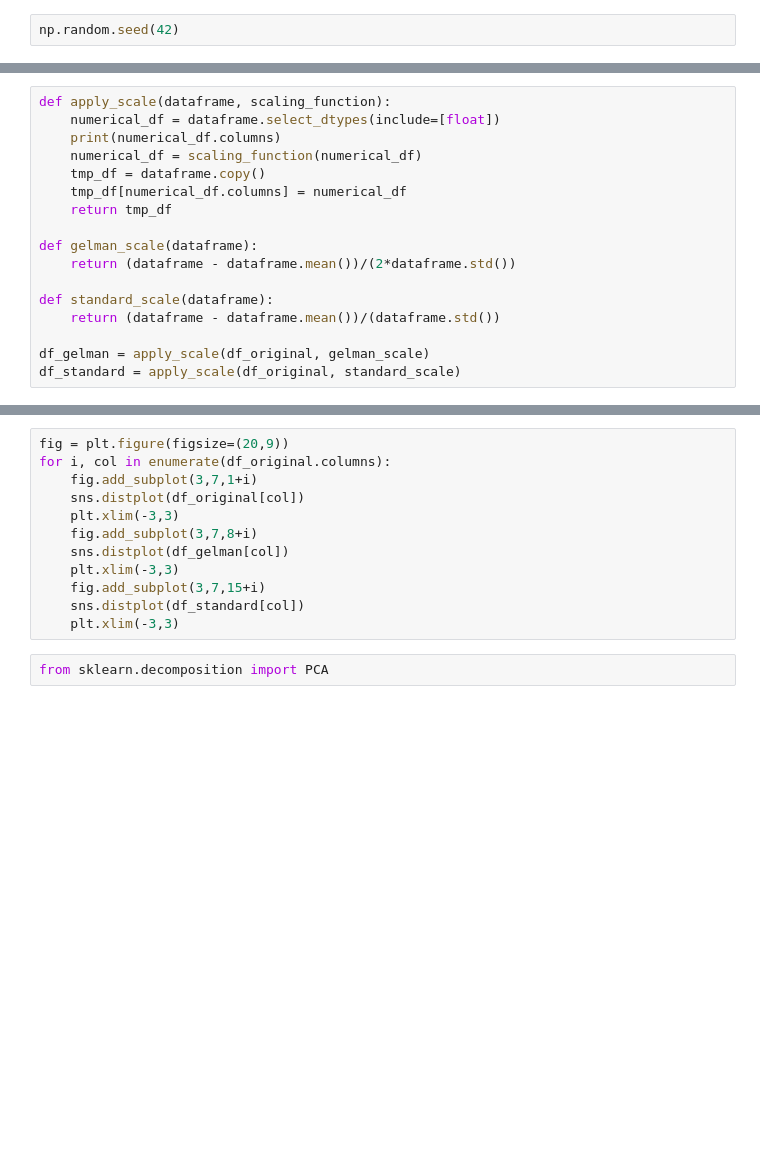
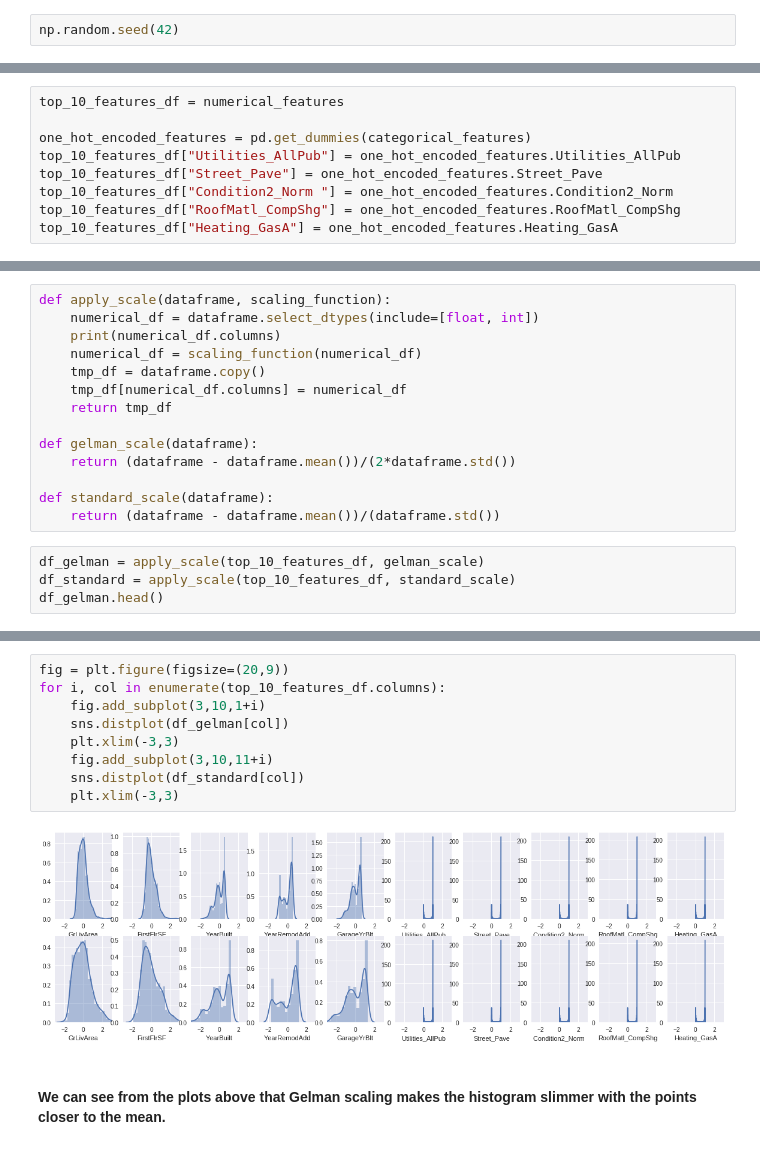
Before and after one commit to SangeethaThai/CSX_450_2_Final_Exam, a Jupyter notebook: ipynb/07-Cluster_Model.ipynb, the cells around one changed output, grey strips where cells are left out. Cells and saved outputs as stored; diff of their text form; blank space fills up the shorter version.

```diff
--- a/ipynb/07-Cluster_Model.ipynb
+++ b/ipynb/07-Cluster_Model.ipynb
@@ -48 +40,10 @@ df_original = df_original.sample(frac=1)
+# %%
+top_10_features_df = numerical_features
+
+one_hot_encoded_features = pd.get_dummies(categorical_features)
+top_10_features_df["Utilities_AllPub"] = one_hot_encoded_features.Utilities_AllPub
+top_10_features_df["Street_Pave"] = one_hot_encoded_features.Street_Pave
+top_10_features_df["Condition2_Norm "] = one_hot_encoded_features.Condition2_Norm
+top_10_features_df["RoofMatl_CompShg"] = one_hot_encoded_features.RoofMatl_CompShg
+top_10_features_df["Heating_GasA"] = one_hot_encoded_features.Heating_GasA
 # %%
@@ -50,6 +59,6 @@ df_original.head()
 # %%
 def apply_scale(dataframe, scaling_function):
-    numerical_df = dataframe.select_dtypes(include=[float])
+    numerical_df = dataframe.select_dtypes(include=[float, int])
     print(numerical_df.columns)
     numerical_df = scaling_function(numerical_df)
     tmp_df = dataframe.copy()
@@ -61,6 +70,7 @@ def gelman_scale(dataframe):
 
 def standard_scale(dataframe):
     return (dataframe - dataframe.mean())/(dataframe.std())
-
-df_gelman = apply_scale(df_original, gelman_scale)
-df_standard = apply_scale(df_original, standard_scale)
+# %%
+df_gelman = apply_scale(top_10_features_df, gelman_scale)
+df_standard = apply_scale(top_10_features_df, standard_scale)
+df_gelman.head()
@@ -67,15 +87,14 @@ df_standard = apply_scale(df_original, standard_scale)
 # %%
 fig = plt.figure(figsize=(20,9))
-for i, col in enumerate(df_original.columns):
-    fig.add_subplot(3,7,1+i)
-    sns.distplot(df_original[col])
-    plt.xlim(-3,3)
-    fig.add_subplot(3,7,8+i)
+for i, col in enumerate(top_10_features_df.columns):
+    fig.add_subplot(3,10,1+i)
     sns.distplot(df_gelman[col])
     plt.xlim(-3,3)
-    fig.add_subplot(3,7,15+i)
+    fig.add_subplot(3,10,11+i)
     sns.distplot(df_standard[col])
     plt.xlim(-3,3)
+# %% [output]
+[figure, added]
-# %%
-from sklearn.decomposition import PCA
+# %% [markdown]
+#### We can see from the plots above that Gelman scaling makes the histogram slimmer with the points closer to the mean.
 # %%
```
Also changed, not shown: parts of 38 cells of this notebook, 3 other files.
